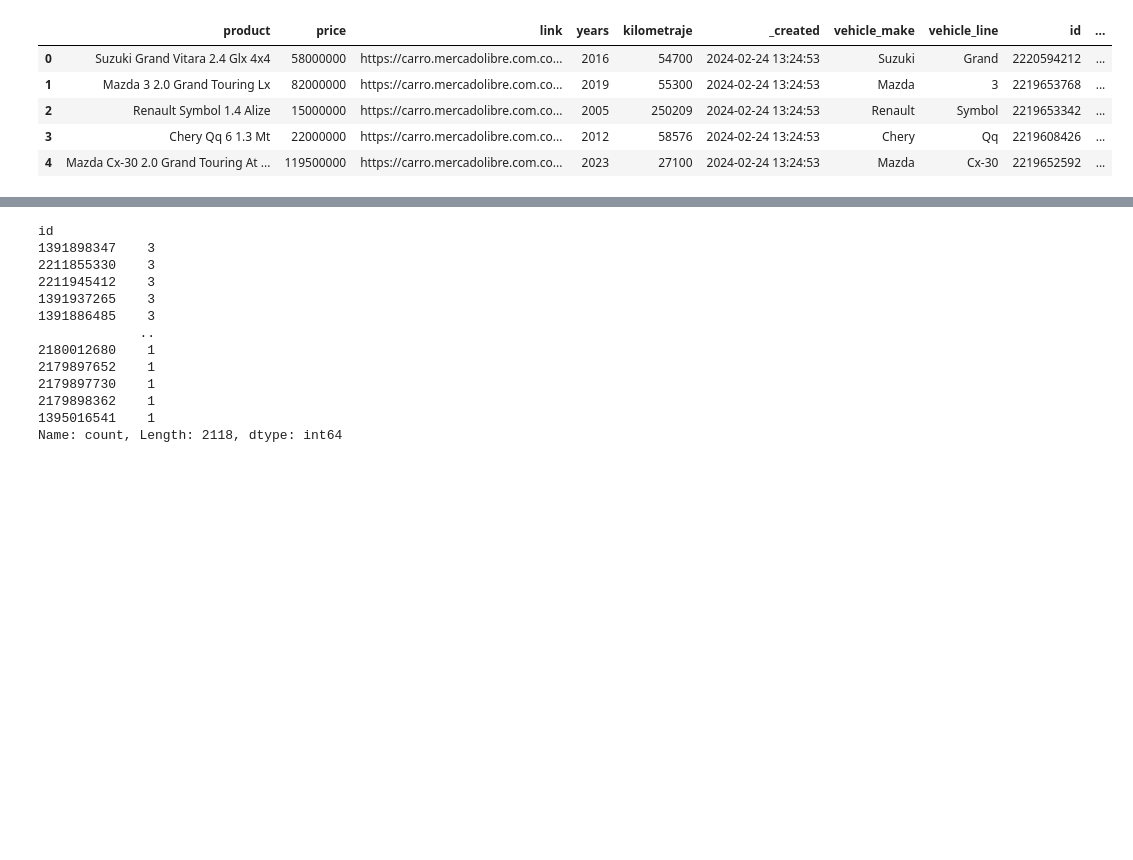
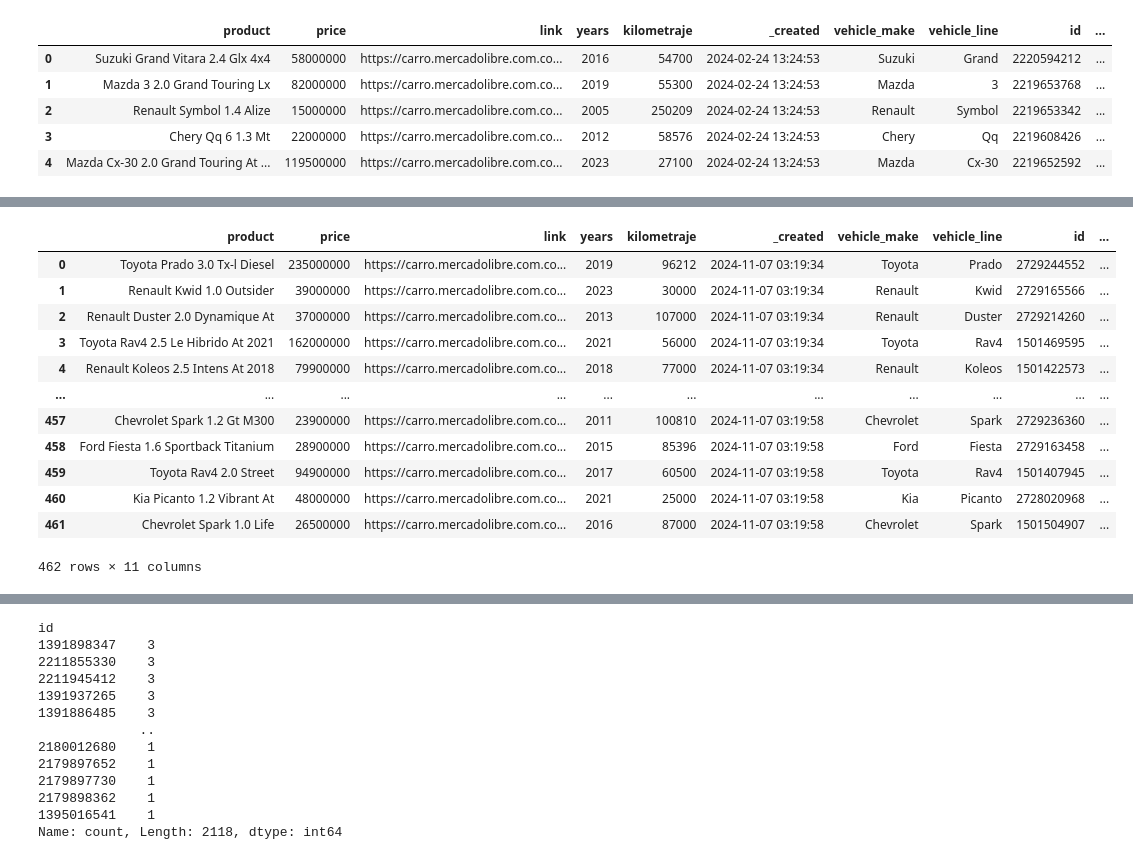
Before and after one commit to Wilmar3752/ETL_scraper, a Jupyter notebook: src/testing.ipynb, the cells around one changed output, grey strips where cells are left out. Saved outputs shown, nothing was run; the diff lists cells and outputs as text; code cells hidden in the pictures; blank space fills up the shorter version.

Commit message:
update transform and cron

```diff
--- a/src/testing.ipynb
+++ b/src/testing.ipynb
@@ -48,2 +53,2 @@ new_data
 # %%
-new_data = transform_json_to_df(new_data)
+new_data_df = transform_json_to_df(new_data)
@@ -65,0 +70,16 @@ new_data
+# %%
+new_data_df
+# %% [output]
+|  | product | price | link | years | kilometraje | _created | vehicle_make | vehicle_line | id | ... |
+| 0 | Toyota Prado 3.0 Tx-l Diesel | 235000000 | https://carro.mercadolibre.com.co... | 2019 | 96212 | 2024-11-07 03:19:34 | Toyota | Prado | 2729244552 | ... |
+| 1 | Renault Kwid 1.0 Outsider | 39000000 | https://carro.mercadolibre.com.co... | 2023 | 30000 | 2024-11-07 03:19:34 | Renault | Kwid | 2729165566 | ... |
+| 2 | Renault Duster 2.0 Dynamique At | 37000000 | https://carro.mercadolibre.com.co... | 2013 | 107000 | 2024-11-07 03:19:34 | Renault | Duster | 2729214260 | ... |
+| 3 | Toyota Rav4 2.5 Le Hibrido At 2021 | 162000000 | https://carro.mercadolibre.com.co... | 2021 | 56000 | 2024-11-07 03:19:34 | Toyota | Rav4 | 1501469595 | ... |
+| 4 | Renault Koleos 2.5 Intens At 2018 | 79900000 | https://carro.mercadolibre.com.co... | 2018 | 77000 | 2024-11-07 03:19:34 | Renault | Koleos | 1501422573 | ... |
+| ... | ... | ... | ... | ... | ... | ... | ... | ... | ... | ... |
+| 457 | Chevrolet Spark 1.2 Gt M300 | 23900000 | https://carro.mercadolibre.com.co... | 2011 | 100810 | 2024-11-07 03:19:58 | Chevrolet | Spark | 2729236360 | ... |
+| 458 | Ford Fiesta 1.6 Sportback Titanium | 28900000 | https://carro.mercadolibre.com.co... | 2015 | 85396 | 2024-11-07 03:19:58 | Ford | Fiesta | 2729163458 | ... |
+| 459 | Toyota Rav4 2.0 Street | 94900000 | https://carro.mercadolibre.com.co... | 2017 | 60500 | 2024-11-07 03:19:58 | Toyota | Rav4 | 1501407945 | ... |
+| 460 | Kia Picanto 1.2 Vibrant At | 48000000 | https://carro.mercadolibre.com.co... | 2021 | 25000 | 2024-11-07 03:19:58 | Kia | Picanto | 2728020968 | ... |
+| 461 | Chevrolet Spark 1.0 Life | 26500000 | https://carro.mercadolibre.com.co... | 2016 | 87000 | 2024-11-07 03:19:58 | Chevrolet | Spark | 1501504907 | ... |
+462 rows × 11 columns
```
Also changed, not shown: parts of 6 cells of this notebook, 2 other files.
